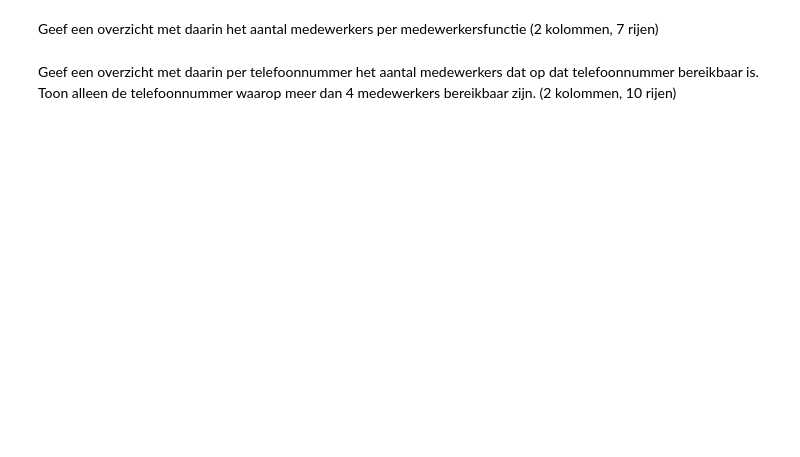
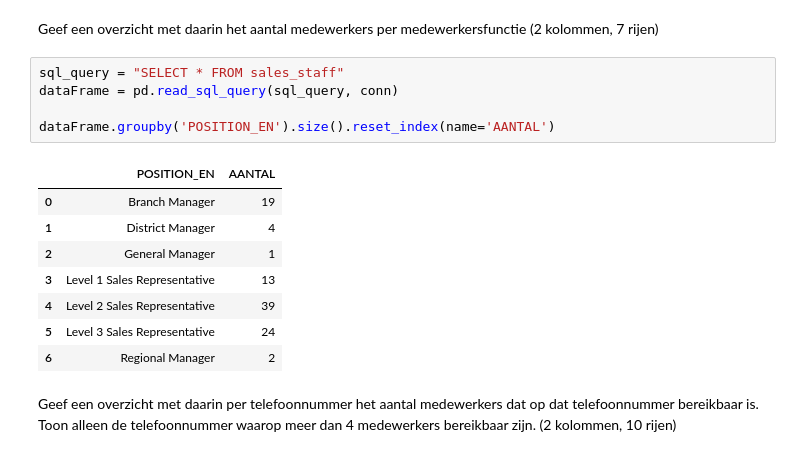
Before and after one commit to ReesMehorst/DEAI, a Jupyter notebook: DEAI - Pythonweek WC Dataselectie met pandas/OpdrachtenMees.ipynb, the cells around one changed output. Cells and saved outputs as stored; diff of their text form; blank space fills up the shorter version.

```diff
--- a/DEAI - Pythonweek WC Dataselectie met pandas/OpdrachtenMees.ipynb
+++ b/DEAI - Pythonweek WC Dataselectie met pandas/OpdrachtenMees.ipynb
@@ -208,4 +260,18 @@ Geef de gemiddelde kostprijs van de verkochte producten waarop korting (unit_sal
 # %% [markdown]
 Geef een overzicht met daarin het aantal medewerkers per medewerkersfunctie (2 kolommen, 7 rijen)
+# %%
+sql_query = "SELECT * FROM sales_staff"
+dataFrame = pd.read_sql_query(sql_query, conn)
+
+dataFrame.groupby('POSITION_EN').size().reset_index(name='AANTAL')
+# %% [output]
+|  | POSITION_EN | AANTAL |
+| 0 | Branch Manager | 19 |
+| 1 | District Manager | 4 |
+| 2 | General Manager | 1 |
+| 3 | Level 1 Sales Representative | 13 |
+| 4 | Level 2 Sales Representative | 39 |
+| 5 | Level 3 Sales Representative | 24 |
+| 6 | Regional Manager | 2 |
 # %% [markdown]
 Geef een overzicht met daarin per telefoonnummer het aantal medewerkers dat op dat telefoonnummer bereikbaar is. Toon alleen de telefoonnummer waarop meer dan 4 medewerkers bereikbaar zijn. (2 kolommen, 10 rijen)
```
Also changed, not shown: parts of 6 cells of this notebook.
